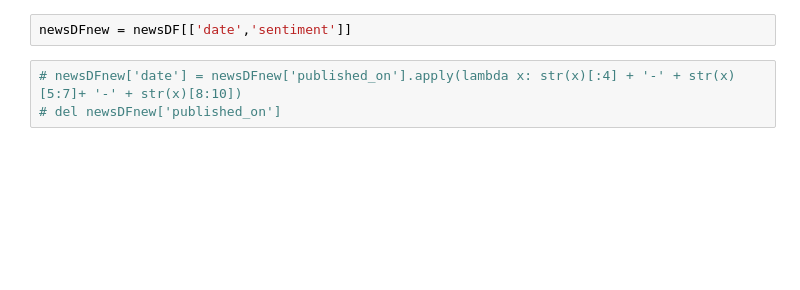
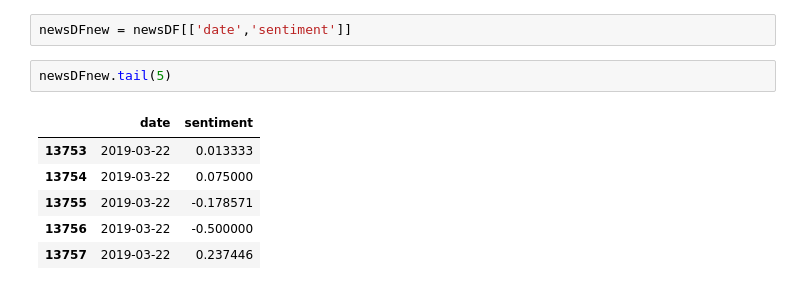
Before and after one commit to SyedIkram/CryptoIntel, a Jupyter notebook: model_data_prep/datamaker.ipynb, the cells around one changed output. Saved outputs shown, nothing was run; the diff lists cells and outputs as text; blank space fills up the shorter version.

```diff
--- a/model_data_prep/datamaker.ipynb
+++ b/model_data_prep/datamaker.ipynb
@@ -32,6 +22,12 @@ newsDF['sentiment'] = newsDF['body'].apply(lambda x: 1 if TextBlob(str(x)).senti
 # %%
 newsDFnew = newsDF[['date','sentiment']]
-# %%
-# newsDFnew['date'] = newsDFnew['published_on'].apply(lambda x: str(x)[:4] + '-' + str(x)[5:7]+ '-' + str(x)[8:10])
-# del newsDFnew['published_on']
+# %%
+newsDFnew.tail(5)
+# %% [output]
+|  | date | sentiment |
+| 13753 | 2019-03-22 | 0.013333 |
+| 13754 | 2019-03-22 | 0.075000 |
+| 13755 | 2019-03-22 | -0.178571 |
+| 13756 | 2019-03-22 | -0.500000 |
+| 13757 | 2019-03-22 | 0.237446 |
 # %%
```
Also changed, not shown: parts of 10 cells of this notebook, 12 other files.
